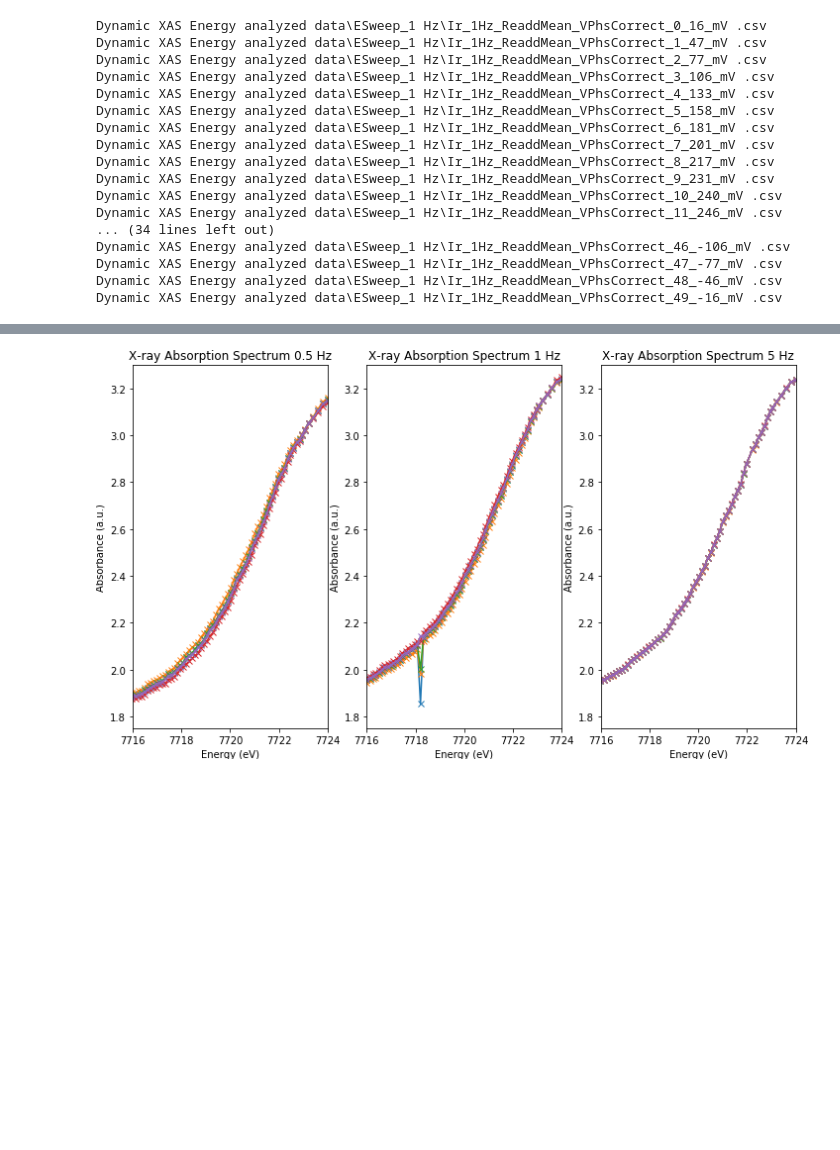
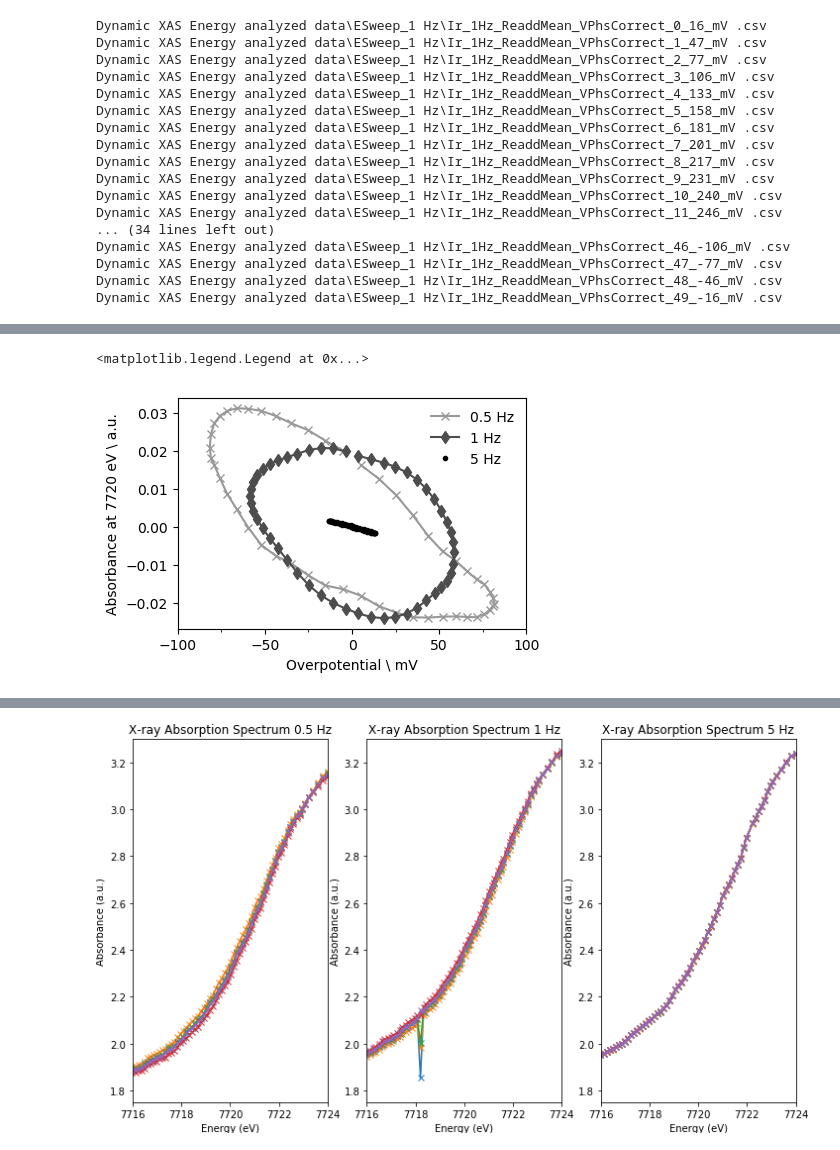
Before and after one commit to BGerwe/Xray-Project, a Jupyter notebook: dynamic XAS Energy spectra.ipynb, the cells around one changed output, grey strips where cells are left out. Cells and saved outputs as stored; diff of their text form; code cells hidden in the pictures; blank space fills up the shorter version.

```diff
--- a/dynamic XAS Energy spectra.ipynb
+++ b/dynamic XAS Energy spectra.ipynb
@@ -596,0 +724,4 @@ np.log10(2*np.pi)
+# %%
+dum1=CalcEta(dum1)
+dum2=CalcEta(dum2)
+dum3=CalcEta(dum3)
@@ -597,3 +732,31 @@ np.log10(2*np.pi)
+# %%
+Abs1=dum1[89,1,:].T-np.mean(dum1[89,1,:])
+Abs2=dum2[89,1,:].T-np.mean(dum2[89,1,:])
+Abs3=dum3[89,1,:].T-np.mean(dum3[89,1,:])
+
+Eta1=1000*dum1[89,4,:].T
+Eta2=1000*dum2[89,6,:].T
+Eta3=1000*dum3[89,6,:].T
+size=(4.5,3)
+
+
+
+fig2, f2_ax1=plt.subplots(ncols=1,nrows=1,figsize=size)
+
+f2_ax1.plot(Eta1[:],Abs1[:],'-x',color='0.6',zorder=2,label='0.5 Hz')
+f2_ax1.plot(Eta2[:],Abs2[:],'-d',color='0.3',zorder=3,label='1 Hz')
+f2_ax1.plot(Eta3,Abs3,'.',color='0',zorder=4,label='5 Hz')
+
+f2_ax1.set(xlabel='Overpotential \ mV', ylabel=r'Absorbance at 7720 eV \ a.u.',
+          xticks=np.arange(-100,101,50))
+ax1minLoc=mpl.ticker.MultipleLocator(25)
+f2_ax1.xaxis.set_minor_locator(ax1minLoc)
+f2_ax1.legend(frameon=False,shadow=False)
+
+# fig2.savefig('7720 eV Abs vs Eta.png',bbox_inches='tight',dpi=500)
+# %% [output]
+<matplotlib.legend.Legend at 0x...>
+[figure, added]
 # %%
 dum2=np.delete(dum2,74,axis=0)
 # %%
```
Also changed, not shown: parts of 15 cells of this notebook, 1 other file.
